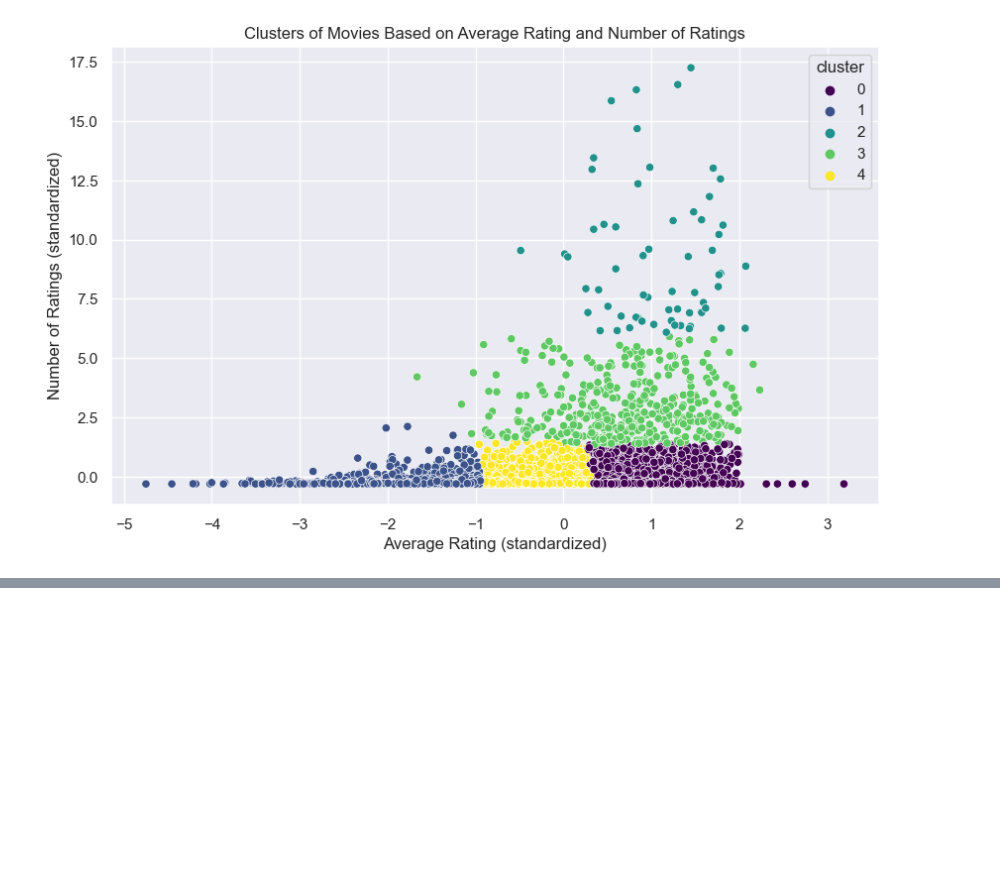
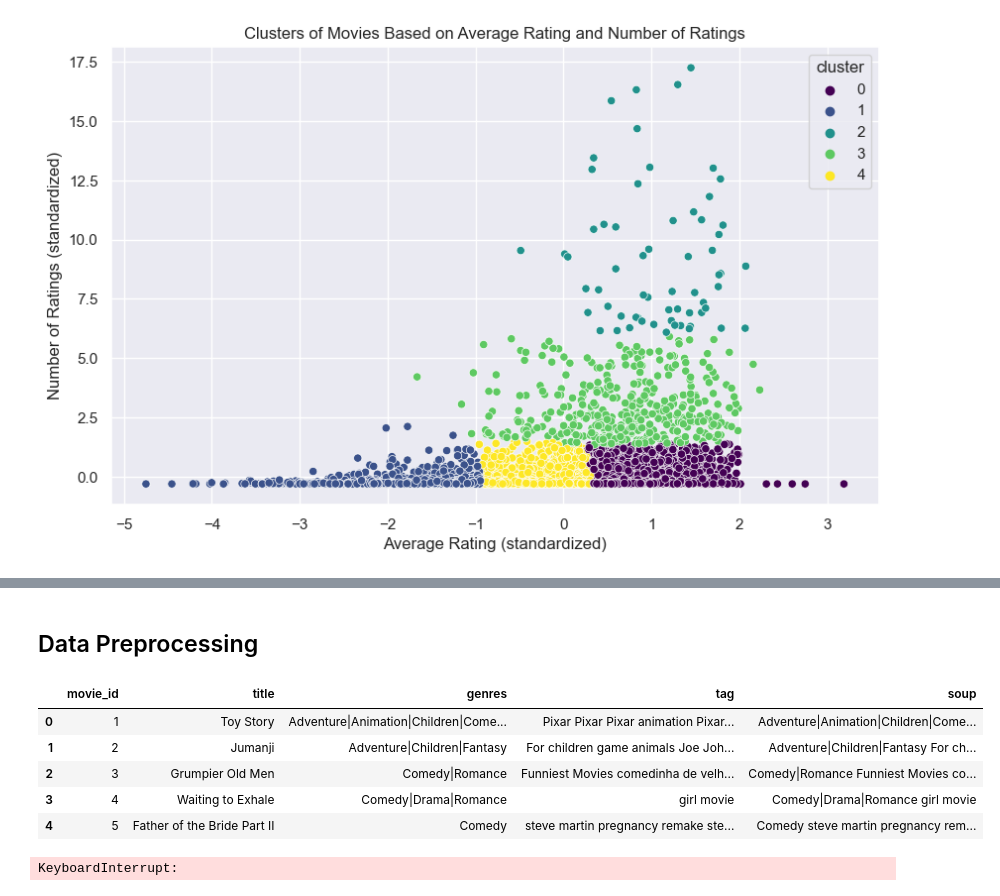
Before and after one commit to svl27/hybrid_recommender_system, a Jupyter notebook: rec_final.ipynb, the cells around one changed output, grey strips where cells are left out. Cells and saved outputs as stored; diff of their text form; code cells hidden in the pictures; blank space fills up the shorter version.

```diff
--- a/rec_final.ipynb
+++ b/rec_final.ipynb
@@ -322,0 +389,34 @@ plt.show()
+# %% [markdown]
+## Data Preprocessing
+# %%
+# Data Preprocessing
+
+# Remove the year from the 'title' column by splitting on ' (' and keeping only the first part
+movies_df['title'] = movies_df['title'].str.split(' \(').str[0]
+
+# Merge the 'movies_df' and 'tags_df' dataframes based on the 'movie_id' column
+movies_tags_df = pd.merge(movies_df, tags_df, on = 'movie_id', how = 'left')
+
+# Fill the missing values in the 'tag' column with empty strings
+movies_tags_df['tag'] = movies_tags_df['tag'].fillna('')
+
+# Group the tags by 'movie_id' and join them into a single string with a space between each tag
+grouped_tags = movies_tags_df.groupby('movie_id')['tag'].apply(lambda tags: ' '.join(tags))
+
+# Merge the 'movies_df' and 'grouped_tags' dataframes based on the 'movie_id' column
+df_content = pd.merge(movies_df, grouped_tags, on='movie_id', how='left')
+
+# Fill the missing values in the 'tag' column with empty strings
+df_content['tag'] = df_content['tag'].fillna('')
+
+# Combine the 'genres' and 'tag' columns into a new column called 'soup'
+df_content['soup'] = df_content['genres']+ ' ' + df_content['tag']
+# %%
+df_content.head()
+# %% [output]
+|  | movie_id | title | genres | tag | soup |
+| 0 | 1 | Toy Story | Adventure|Animation|Children|Come... | Pixar Pixar Pixar animation Pixar... | Adventure|Animation|Children|Come... |
+| 1 | 2 | Jumanji | Adventure|Children|Fantasy | For children game animals Joe Joh... | Adventure|Children|Fantasy For ch... |
+| 2 | 3 | Grumpier Old Men | Comedy|Romance | Funniest Movies comedinha de velh... | Comedy|Romance Funniest Movies co... |
+| 3 | 4 | Waiting to Exhale | Comedy|Drama|Romance | girl movie | Comedy|Drama|Romance girl movie |
+| 4 | 5 | Father of the Bride Part II | Comedy | steve martin pregnancy remake ste... | Comedy steve martin pregnancy rem... |
@@ -322,0 +437,18 @@ plt.show()
+# %%
+#Cosine similarity for content-based filtering
+
+train_movies = train_df['movie_id'].unique()  # Get unique movies in training data
+df_content_train = df_content[df_content['movie_id'].isin(train_movies)]
+
+# Initialize the TfidfVectorizer
+tfidf = TfidfVectorizer(stop_words='english')
+
+# Fit and transform the 'soup' feature
+tfidf_matrix_train = tfidf.fit_transform(df_content_train['soup'])
+
+# Compute the cosine similarity matrix
+cosine_sim_content_train = cosine_similarity(tfidf_matrix_train, tfidf_matrix_train)
+
+cosine_sim_content_train.shape, tfidf_matrix_train.shape
+# %% [output]
+KeyboardInterrupt:
```
Also changed, not shown: parts of 47 cells of this notebook.
